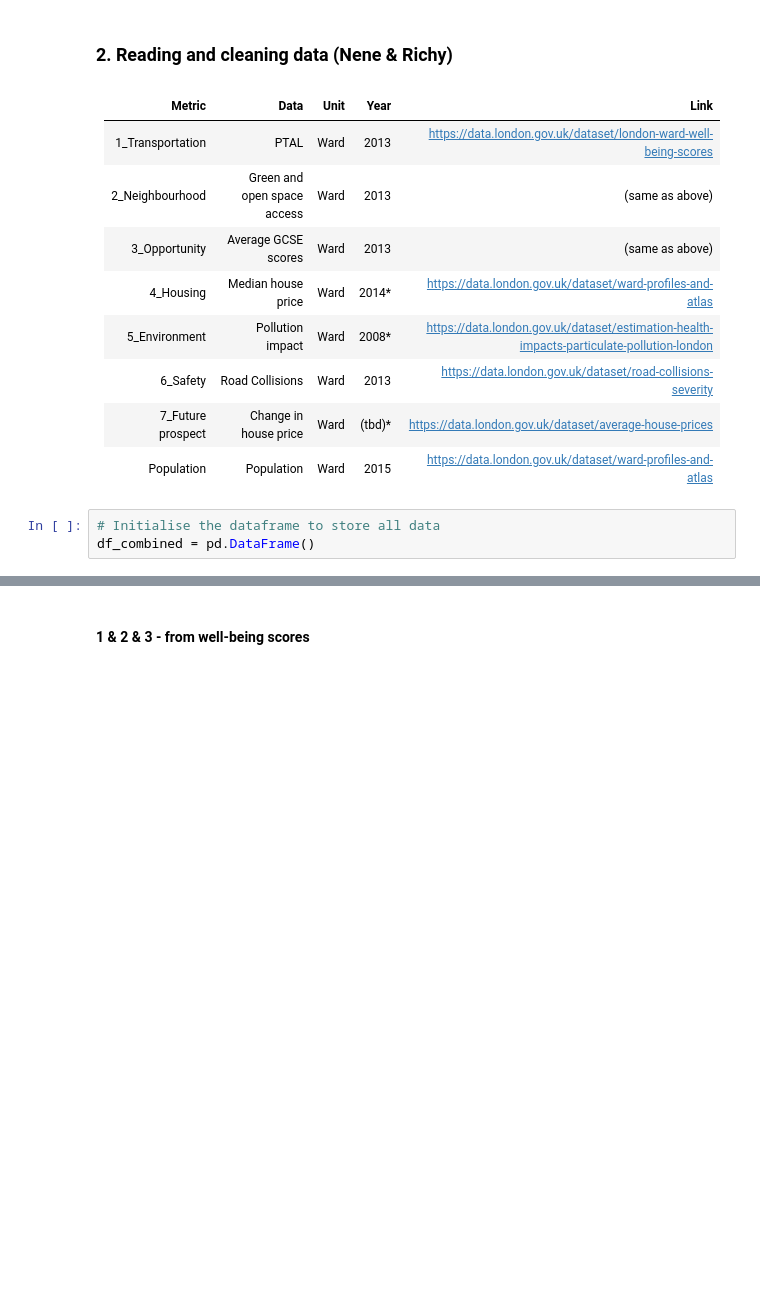
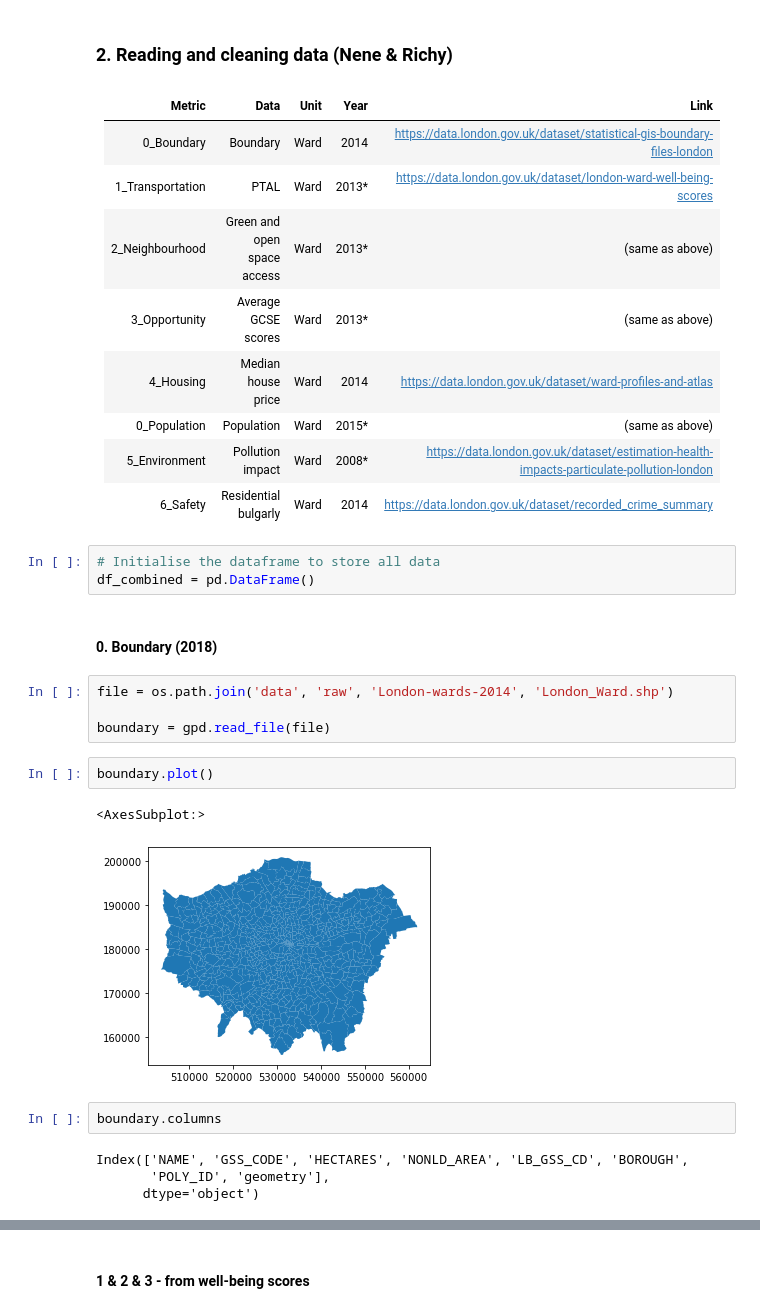
Before and after one commit to neneninja97/liveable_london, a Jupyter notebook: data_pre_processing.ipynb, the cells around one changed output, grey strips where cells are left out. Drawn from its saved outputs; the diff is of its cells as text; blank space fills up the shorter version.

```diff
--- a/data_pre_processing.ipynb
+++ b/data_pre_processing.ipynb
@@ -37,14 +40,31 @@ def save_data(dataframe, dest: str, name: str):
 # %% [markdown]
 | Metric | Data | Unit | Year | Link |
 | :- | -: | :- | :-: | :- |
-| 1_Transportation | PTAL | Ward | 2013 | https://data.london.gov.uk/dataset/london-ward-well-being-scores |
-| 2_Neighbourhood | Green and open space access | Ward | 2013 | (same as above) |
-| 3_Opportunity | Average GCSE scores | Ward | 2013 | (same as above) |
-| 4_Housing | Median house price | Ward | 2014* | https://data.london.gov.uk/dataset/ward-profiles-and-atlas |
+| 0_Boundary | Boundary | Ward | 2014 | https://data.london.gov.uk/dataset/statistical-gis-boundary-files-london |
+| 1_Transportation | PTAL | Ward | 2013* | https://data.london.gov.uk/dataset/london-ward-well-being-scores |
+| 2_Neighbourhood | Green and open space access | Ward | 2013* | (same as above) |
+| 3_Opportunity | Average GCSE scores | Ward | 2013* | (same as above) |
+| 4_Housing | Median house price | Ward | 2014 | https://data.london.gov.uk/dataset/ward-profiles-and-atlas |
+| 0_Population | Population | Ward | 2015* | (same as above) |
 | 5_Environment | Pollution impact | Ward | 2008* | https://data.london.gov.uk/dataset/estimation-health-impacts-particulate-pollution-london |
-| 6_Safety | Road Collisions | Ward | 2013 | https://data.london.gov.uk/dataset/road-collisions-severity |
-| 7_Future prospect | Change in house price | Ward | (tbd)* | https://data.london.gov.uk/dataset/average-house-prices |
-| Population | Population | Ward | 2015 | https://data.london.gov.uk/dataset/ward-profiles-and-atlas |
+| 6_Safety | Residential bulgarly | Ward | 2014 | https://data.london.gov.uk/dataset/recorded_crime_summary |
 # %%
 # Initialise the dataframe to store all data
 df_combined = pd.DataFrame()
+# %% [markdown]
+#### 0. Boundary (2018)
+# %%
+file = os.path.join('data', 'raw', 'London-wards-2014', 'London_Ward.shp')
+
+boundary = gpd.read_file(file)
+# %%
+boundary.plot()
+# %% [output]
+<AxesSubplot:>
+[figure, added]
+# %%
+boundary.columns
+# %% [output]
+Index(['NAME', 'GSS_CODE', 'HECTARES', 'NONLD_AREA', 'LB_GSS_CD', 'BOROUGH',
+       'POLY_ID', 'geometry'],
+      dtype='object')
```
Also changed, not shown: parts of 38 cells of this notebook.
